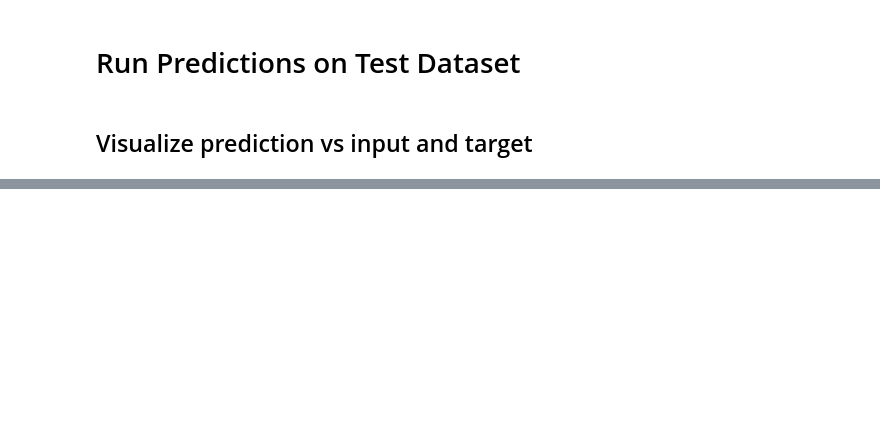
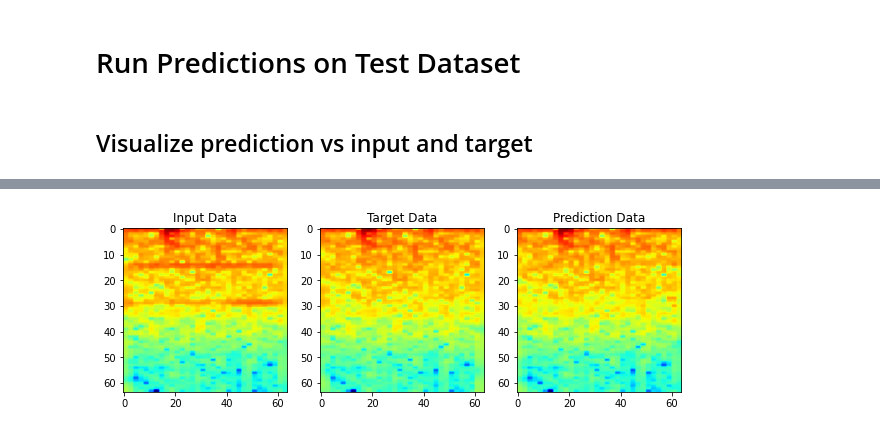
Before and after one commit to astroChance/RadNET, a Jupyter notebook: RadNET_64x64_FullWorkflow.ipynb, the cells around one changed output, grey strips where cells are left out. Saved outputs shown, nothing was run; the diff lists cells and outputs as text; code cells hidden in the pictures; blank space fills up the shorter version.

```diff
--- a/RadNET_64x64_FullWorkflow.ipynb
+++ b/RadNET_64x64_FullWorkflow.ipynb
@@ -650,0 +651,87 @@ plt.show()
+# %%
+##################
+## Load target data
+target_path = "/content/drive/My Drive/RadNET/GAN data/Spec_Numpy_Arrays/Testing/Testing_2D_100.npy"
+target_data = np.load(target_path)
+
+target_trace_path = "/content/drive/My Drive/RadNET/GAN data/Spec_Numpy_Arrays/Testing/Testing_2D_100_TRACES.npy"
+target_traces = np.load(target_trace_path)
+
+
+#------------------
+# Choose which example index to show
+
+plot_idx = 20
+
+#------------------
+
+
+
+
+##################
+## Plot Input - Target - Prediction Spectrograms
+
+
+colormap='jet'
+
+plot_input_data = input_data[plot_idx,:,:]
+plot_target_data = target_data[plot_idx,:,:]
+plot_prediction_data = prediction_outputs[plot_idx,:,:]
+
+fig, ax = plt.subplots(nrows=1, ncols=3, figsize=(10,4))
+ax[0].imshow(plot_input_data, cmap=colormap)
+ax[0].set_title("Input Data")
+ax[1].imshow(plot_target_data, cmap=colormap)
+ax[1].set_title("Target Data")
+ax[2].imshow(plot_prediction_data, cmap=colormap)
+ax[2].set_title("Prediction Data")
+plt.show()
+
+
+
+##################
+## Shape prediction back to proper size
+## Use modified Griffim Lim Algorithm to recover time series signal
+
+input_signal = input_traces[plot_idx,:]
+target_signal = target_traces[plot_idx,:]
+
+prediction_data_reduced = np.zeros((plot_prediction_data.shape[0], int(plot_prediction_data.shape[1]/2)))
+
+for i in range(prediction_data_reduced.shape[0]):
+    idx_counter = 0
+    for j in range(prediction_data_reduced.shape[1]):
+        prediction_data_reduced[i,j] = np.mean(plot_prediction_data[i,idx_counter:idx_counter+2])
+        idx_counter += 2
+
+prediction_data_reduced = np.exp(prediction_data_reduced)
+
+
+# Zxx parameters - Use same as during data generation
+fs = 1 / 0.0000000375     #sample frequency
+nperseg = 127        # nperseg/noverlap combo produces 64x32 assuming 1070 samples
+noverlap = 92
+window = signal.hann(nperseg, sym=False)
+
+predicted_signal, _ = griffin_lim(prediction_data_reduced, 300, input_signal,
+                                  fs, nperseg, noverlap, window)
+
+target_color = 'black'
+input_color = 'blue'
+prediction_color = 'red'
+
+plot_start_idx = 200
+plot_stop_idx = 800
+
+fig, ax = plt.subplots(nrows=2, ncols=1, figsize=((12,6)))
+ax[0].plot(target_signal[plot_start_idx:plot_stop_idx], c=target_color, linewidth=1, label='Target Signal')
+ax[0].plot(input_signal[plot_start_idx:plot_stop_idx], c=input_color, linewidth=0.7, label='Input Signal')
+ax[0].legend()
+
+ax[1].plot(target_signal[plot_start_idx:plot_stop_idx], c=target_color, linewidth=1, label='Target Signal')
+ax[1].plot(predicted_signal[plot_start_idx:plot_stop_idx], c=prediction_color, linewidth=0.7, label='GAN Signal')
+ax[1].legend()
+
+plt.show()
+# %% [output]
+[figure, added]
```
Also changed, not shown: parts of 6 cells of this notebook.
